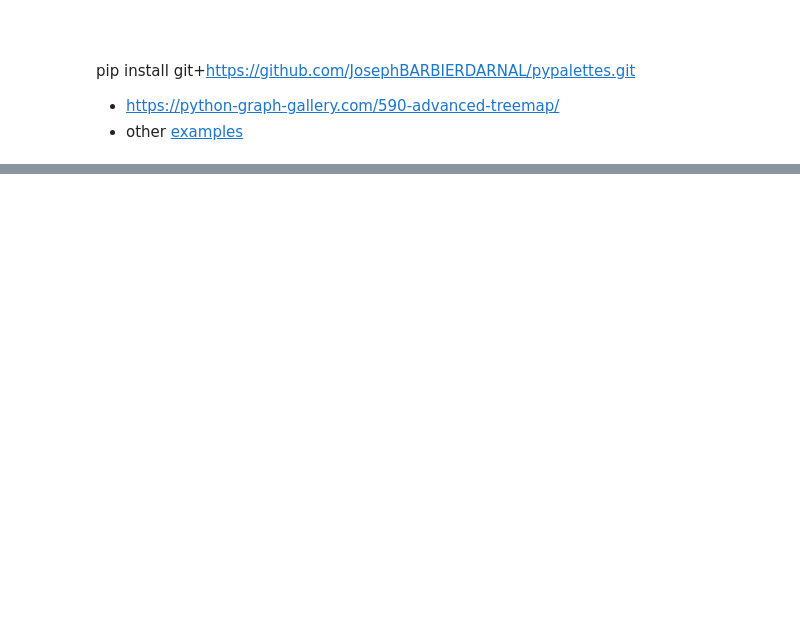
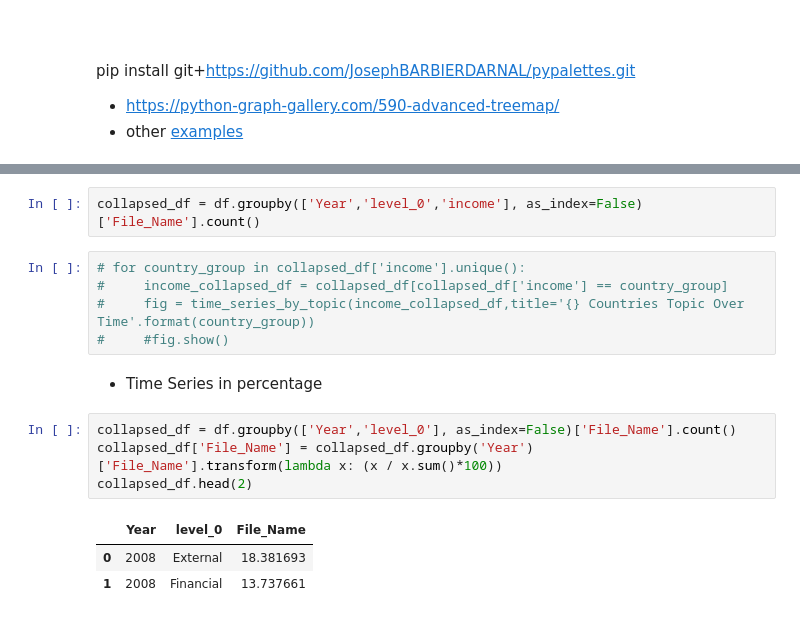
Before and after one commit to johnsonice/HuggingFace_Demos, a Jupyter notebook: examples/sentence_bert_applications/topic_model/post_analysis/data_process_for_viz.ipynb, the cells around one changed output, grey strips where cells are left out. Cells and saved outputs as stored; diff of their text form; blank space fills up the shorter version.

```diff
--- a/examples/sentence_bert_applications/topic_model/post_analysis/data_process_for_viz.ipynb
+++ b/examples/sentence_bert_applications/topic_model/post_analysis/data_process_for_viz.ipynb
@@ -206,0 +118,17 @@ fig.show()
+# %%
+collapsed_df = df.groupby(['Year','level_0','income'], as_index=False)['File_Name'].count()
+# %%
+# for country_group in collapsed_df['income'].unique():
+#     income_collapsed_df = collapsed_df[collapsed_df['income'] == country_group]
+#     fig = time_series_by_topic(income_collapsed_df,title='{} Countries Topic Over Time'.format(country_group))
+#     #fig.show()
+# %% [markdown]
+- Time Series in percentage
+# %%
+collapsed_df = df.groupby(['Year','level_0'], as_index=False)['File_Name'].count()
+collapsed_df['File_Name'] = collapsed_df.groupby('Year')['File_Name'].transform(lambda x: (x / x.sum()*100))
+collapsed_df.head(2)
+# %% [output]
+|  | Year | level_0 | File_Name |
+| 0 | 2008 | External | 18.381693 |
+| 1 | 2008 | Financial | 13.737661 |
```
Also changed, not shown: parts of 48 cells of this notebook, 1 other file.
